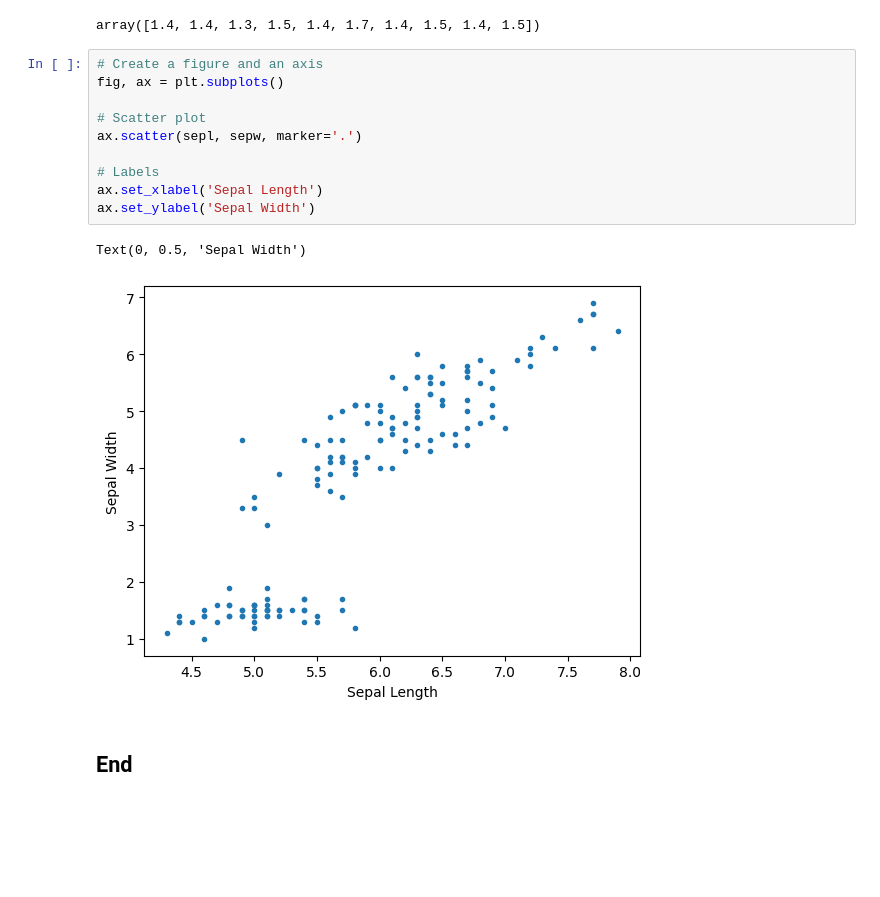
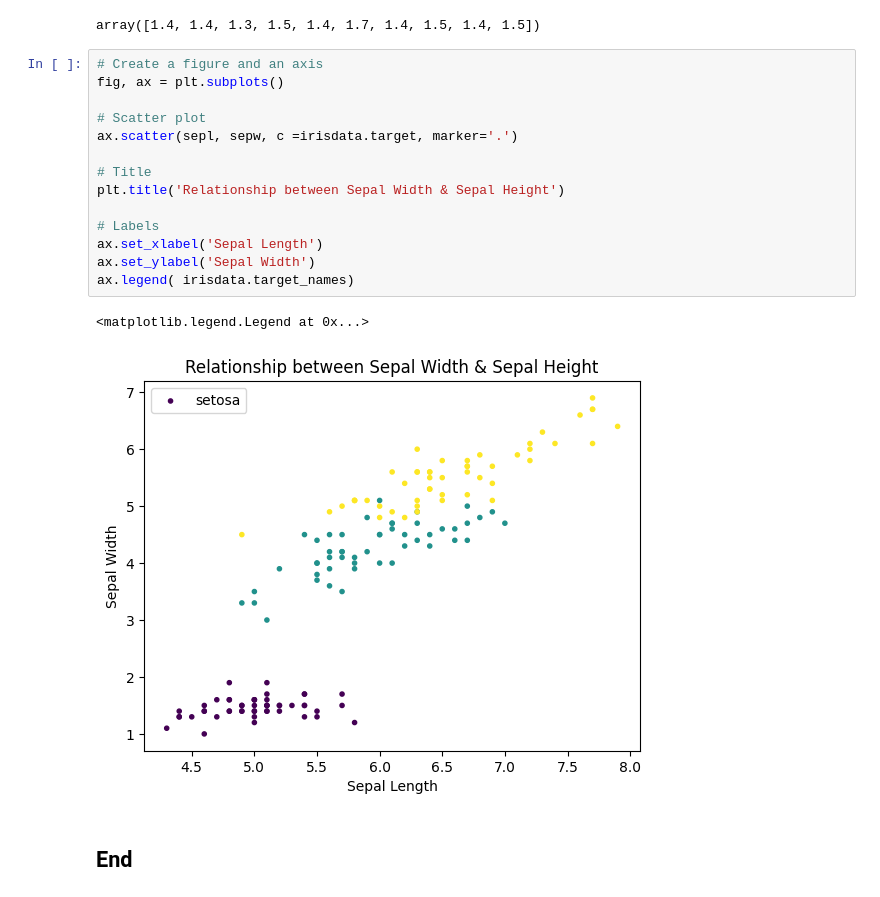
Before and after one commit to lorrainemorrissey/principles_of_data_analytics, a Jupyter notebook: tasks.ipynb, the cells around one changed output. Drawn from its saved outputs; the diff is of its cells as text; blank space fills up the shorter version.

Commit message:
Task 5 labels and legends

```diff
--- a/tasks.ipynb
+++ b/tasks.ipynb
@@ -137,15 +137,19 @@ array([1.4, 1.4, 1.3, 1.5, 1.4, 1.7, 1.4, 1.5, 1.4, 1.5])
 # %%
 # Create a figure and an axis
 fig, ax = plt.subplots()
 
 # Scatter plot
-ax.scatter(sepl, sepw, marker='.')
+ax.scatter(sepl, sepw, c =irisdata.target, marker='.')
+
+# Title
+plt.title('Relationship between Sepal Width & Sepal Height')
 
 # Labels
 ax.set_xlabel('Sepal Length')
 ax.set_ylabel('Sepal Width')
+ax.legend( irisdata.target_names)
 # %% [output]
-Text(0, 0.5, 'Sepal Width')
+<matplotlib.legend.Legend at 0x...>
-[figure, old version]
+[figure, new version]
 # %% [markdown]
 ## End
```
